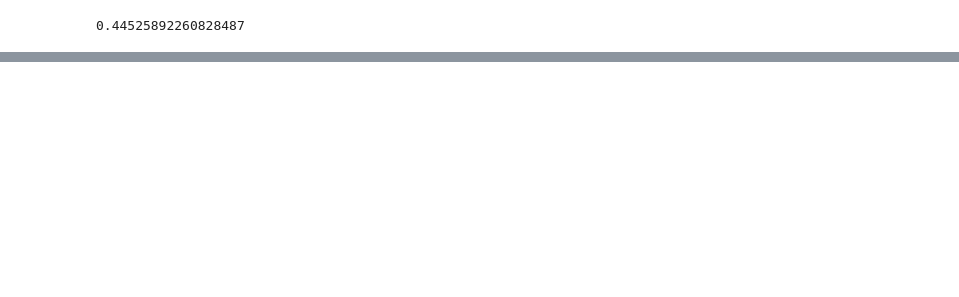
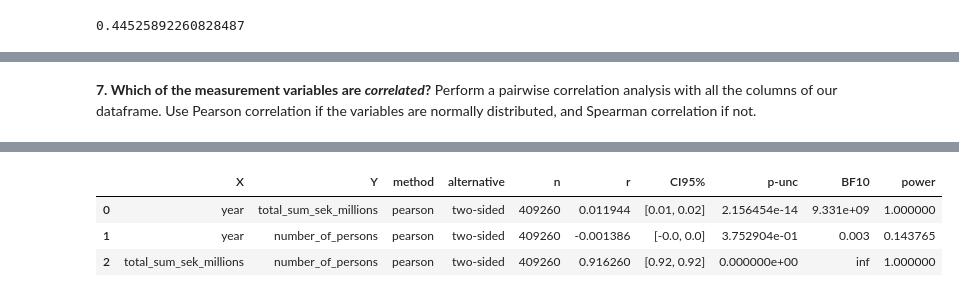
Before and after one commit to JoelScarinius/ML_modeling, a Jupyter notebook: Joel/sandbox.ipynb, the cells around one changed output, grey strips where cells are left out. Saved outputs shown, nothing was run; the diff lists cells and outputs as text; code cells hidden in the pictures; blank space fills up the shorter version.

```diff
--- a/Joel/sandbox.ipynb
+++ b/Joel/sandbox.ipynb
@@ -156,0 +535,5 @@ HGB_clf.score(X=X_test, y=y_test)
+# %% [markdown]
+**7. Which of the measurement variables are _correlated_?** Perform a pairwise correlation analysis with all the columns of our dataframe. Use Pearson correlation if the variables are normally distributed, and Spearman correlation if not.
+# %%
+pg.pairwise_corr(data, method="pearson")
+# %% [output]
@@ -156,0 +541,4 @@ HGB_clf.score(X=X_test, y=y_test)
+|  | X | Y | method | alternative | n | r | CI95% | p-unc | BF10 | power |
+| 0 | year | total_sum_sek_millions | pearson | two-sided | 409260 | 0.011944 | [0.01, 0.02] | 2.156454e-14 | 9.331e+09 | 1.000000 |
+| 1 | year | number_of_persons | pearson | two-sided | 409260 | -0.001386 | [-0.0, 0.0] | 3.752904e-01 | 0.003 | 0.143765 |
+| 2 | total_sum_sek_millions | number_of_persons | pearson | two-sided | 409260 | 0.916260 | [0.92, 0.92] | 0.000000e+00 | inf | 1.000000 |
```
Also changed, not shown: parts of 36 cells of this notebook.
